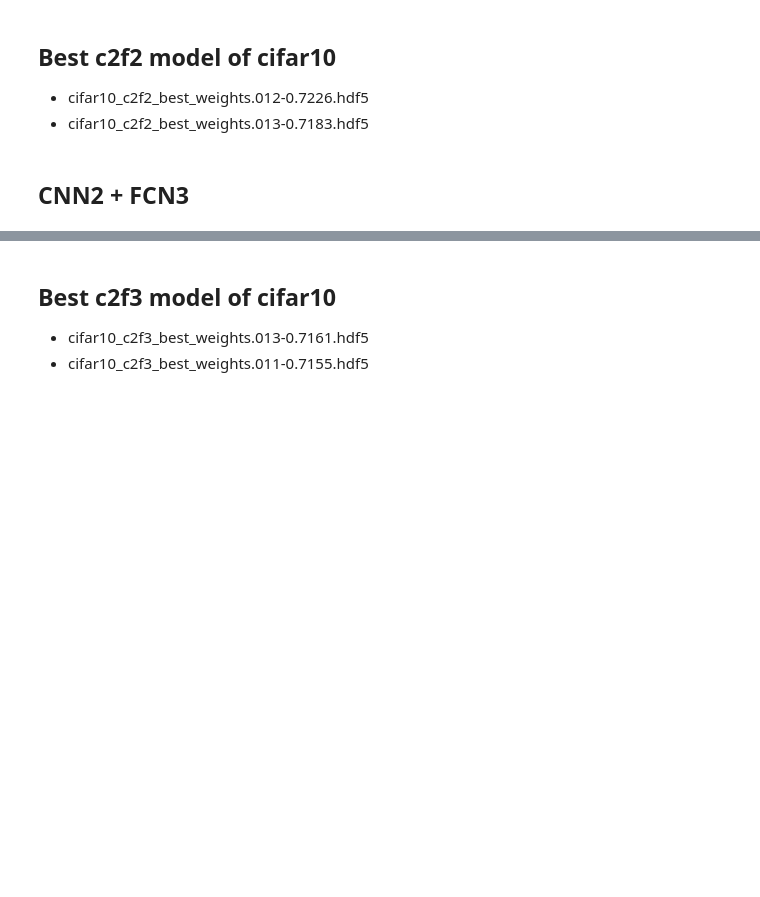
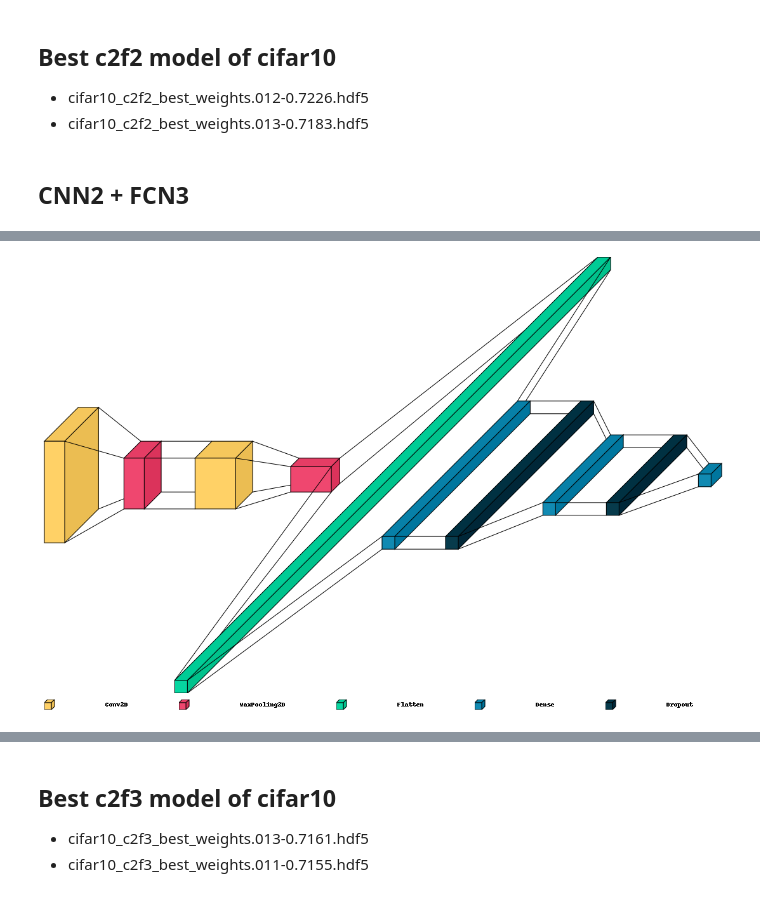
Before and after one commit to Redwoods/dle, a Jupyter notebook: project/cifar10/cifar10_DL1_CNN_best_model.ipynb, the cells around one changed output, grey strips where cells are left out. Cells and saved outputs as stored; diff of their text form; code cells hidden in the pictures; blank space fills up the shorter version.

```diff
--- a/project/cifar10/cifar10_DL1_CNN_best_model.ipynb
+++ b/project/cifar10/cifar10_DL1_CNN_best_model.ipynb
@@ -238,13 +329,15 @@ c2f3.summary()
 # %%
 # 모델 구조 시각화 - visualkareas.layered_view()
 import visualkeras
 from PIL import ImageFont
-# font = ImageFont.truetype("Humor-Sans.ttf", 24)  # Linux
+font = ImageFont.truetype("Humor-Sans.ttf", 24)  # Linux
 # font = ImageFont.truetype("arial.ttf", 24)  # windows 10/11
 visualkeras.layered_view(c2f3,
                          to_file='./c2f3.png',
                          legend=True, spacing=80,  # font=font,
                          scale_xy=5, scale_z=1, one_dim_orientation='x')
+# %% [output]
+[figure, added]
 # %%
 cp_callback = callbacks.ModelCheckpoint(filepath="./cifar10_c2f3_best_weights.{epoch:03d}-{val_accuracy:.4f}.hdf5",
                               monitor='val_accuracy', verbose=0, save_best_only=True)
```
Also changed, not shown: parts of 33 cells of this notebook.
